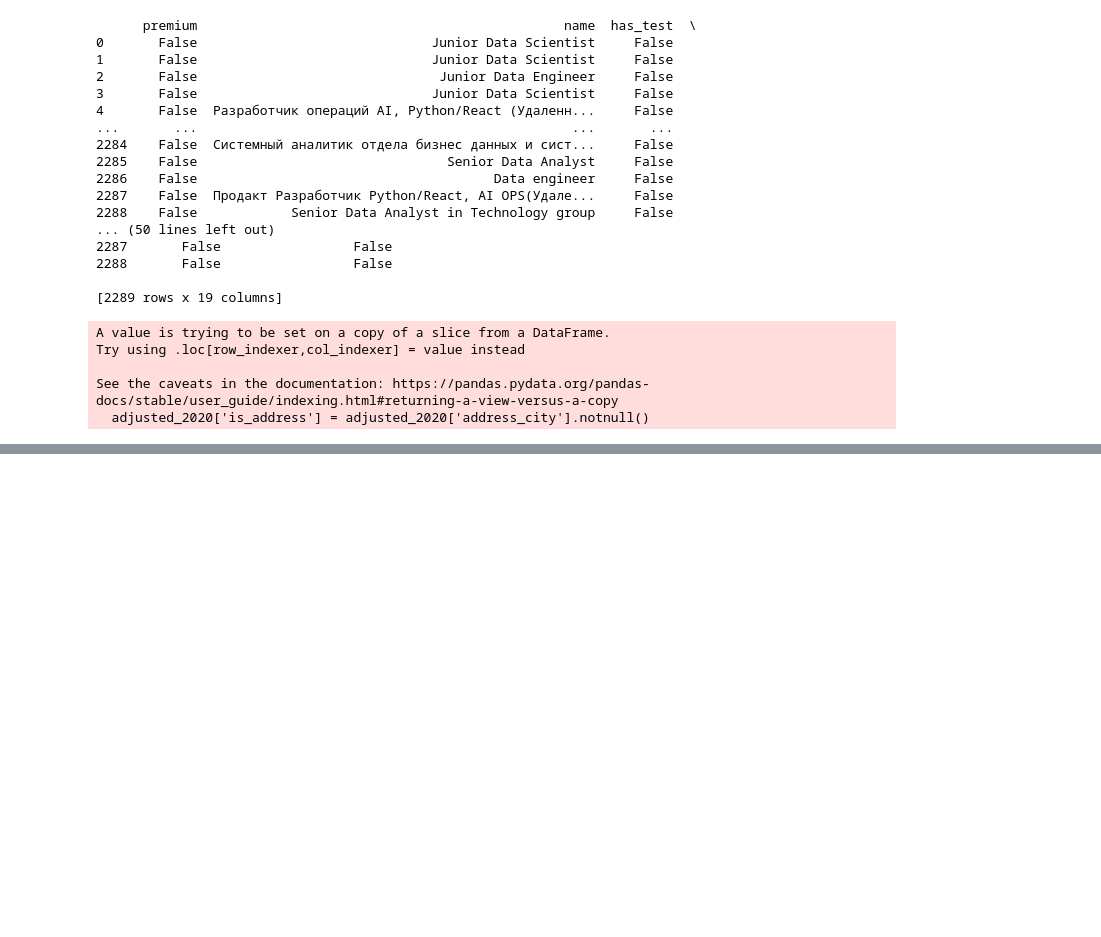
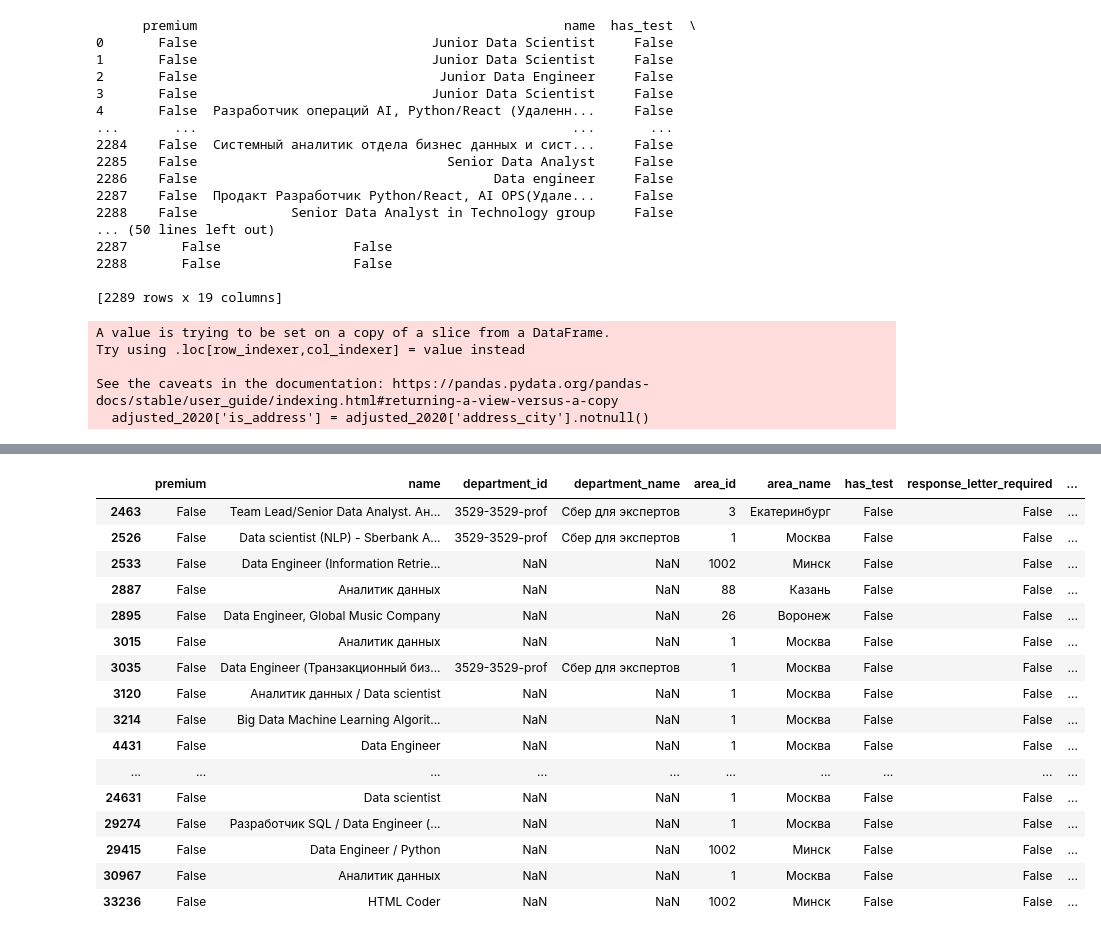
Before and after one commit to sashhhaka/HH-VacancyAnalysis, a Jupyter notebook: adjust_formats.ipynb, the cells around one changed output, grey strips where cells are left out. Cells and saved outputs as stored; diff of their text form; code cells hidden in the pictures; blank space fills up the shorter version.

```diff
--- a/adjust_formats.ipynb
+++ b/adjust_formats.ipynb
@@ -205,0 +240,22 @@ See the caveats in the documentation: https://pandas.pydata.org/pandas-docs/stab
+# %%
+# delete the row with the name 'Специалист службы поддержки со знанием JS, HTML, Python'
+adjusted_2020 = adjusted_2020[adjusted_2020['name'] != 'Специалист службы поддержки со знанием JS, HTML, Python']
+adjusted_2020.head(50)
+# %% [output]
+|  | premium | name | department_id | department_name | area_id | area_name | has_test | response_letter_required | ... |
+| 2463 | False | Team Lead/Senior Data Analyst. Ан... | 3529-3529-prof | Сбер для экспертов | 3 | Екатеринбург | False | False | ... |
+| 2526 | False | Data scientist (NLP) - Sberbank A... | 3529-3529-prof | Сбер для экспертов | 1 | Москва | False | False | ... |
+| 2533 | False | Data Engineer (Information Retrie... | NaN | NaN | 1002 | Минск | False | False | ... |
+| 2887 | False | Аналитик данных | NaN | NaN | 88 | Казань | False | False | ... |
+| 2895 | False | Data Engineer, Global Music Company | NaN | NaN | 26 | Воронеж | False | False | ... |
+| 3015 | False | Аналитик данных | NaN | NaN | 1 | Москва | False | False | ... |
+| 3035 | False | Data Engineer (Транзакционный биз... | 3529-3529-prof | Сбер для экспертов | 1 | Москва | False | False | ... |
+| 3120 | False | Аналитик данных / Data scientist | NaN | NaN | 1 | Москва | False | False | ... |
+| 3214 | False | Big Data Machine Learning Algorit... | NaN | NaN | 1 | Москва | False | False | ... |
+| 4431 | False | Data Engineer | NaN | NaN | 1 | Москва | False | False | ... |
+| ... | ... | ... | ... | ... | ... | ... | ... | ... | ... |
+| 24631 | False | Data scientist | NaN | NaN | 1 | Москва | False | False | ... |
+| 29274 | False | Разработчик SQL / Data Engineer (... | NaN | NaN | 1 | Москва | False | False | ... |
+| 29415 | False | Data Engineer / Python | NaN | NaN | 1002 | Минск | False | False | ... |
+| 30967 | False | Аналитик данных | NaN | NaN | 1 | Москва | False | False | ... |
+| 33236 | False | HTML Coder | NaN | NaN | 1002 | Минск | False | False | ... |
```
Also changed, not shown: parts of 8 cells of this notebook.
